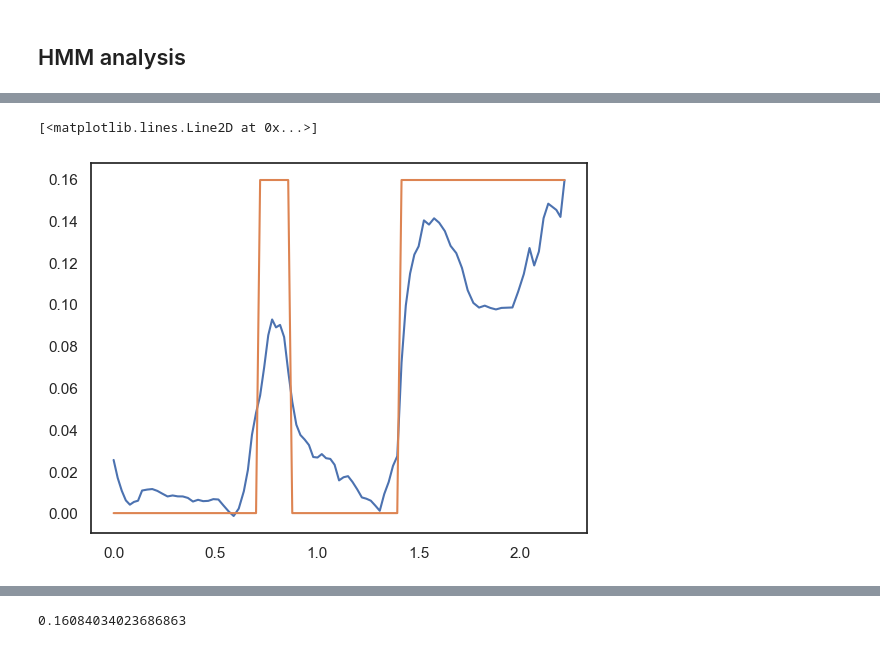
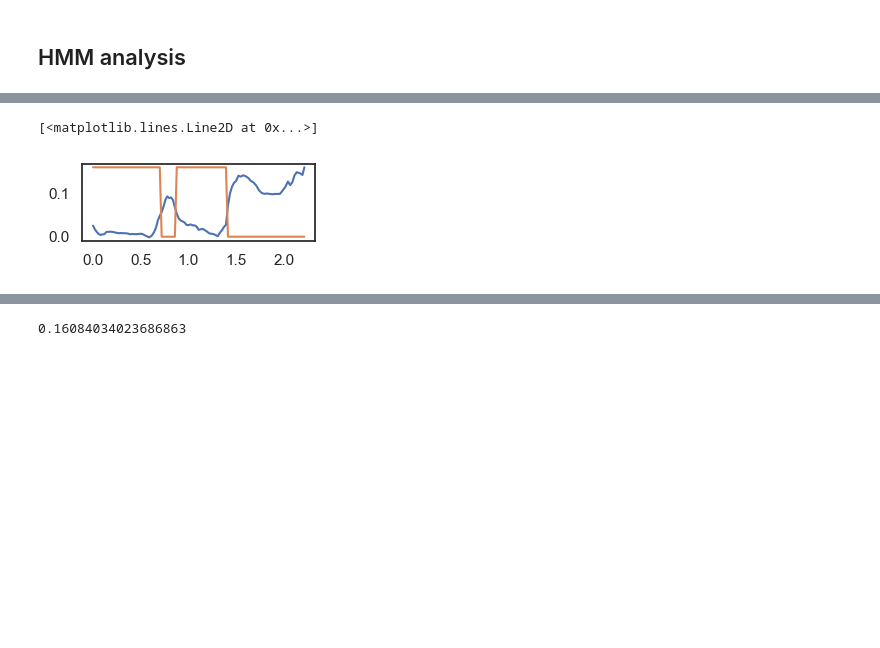
Before and after one commit to walterlab-um/intra_condensate_SPT, a Jupyter notebook: plot_paper_figure/Fig2_multi_stage.ipynb, the cells around one changed output, grey strips where cells are left out. Saved outputs shown, nothing was run; the diff lists cells and outputs as text; code cells hidden in the pictures; blank space fills up the shorter version.

```diff
--- a/plot_paper_figure/Fig2_multi_stage.ipynb
+++ b/plot_paper_figure/Fig2_multi_stage.ipynb
@@ -280,7 +223,8 @@ Model converged! True , Score is 58.52335974611752
 # %%
+plt.figure(figsize=(3, 1))
 plt.plot(arr_t_start, arr_log10D)
-plt.plot(arr_t_start, (1-hmm_log10D)*arr_log10D.max())
+plt.plot(arr_t_start, (1 - hmm_log10D) * arr_log10D.max())
 # %% [output]
 [<matplotlib.lines.Line2D at 0x...>]
-[figure, old version]
+[figure, new version]
 # %%
```
Also changed, not shown: parts of 8 cells of this notebook.
